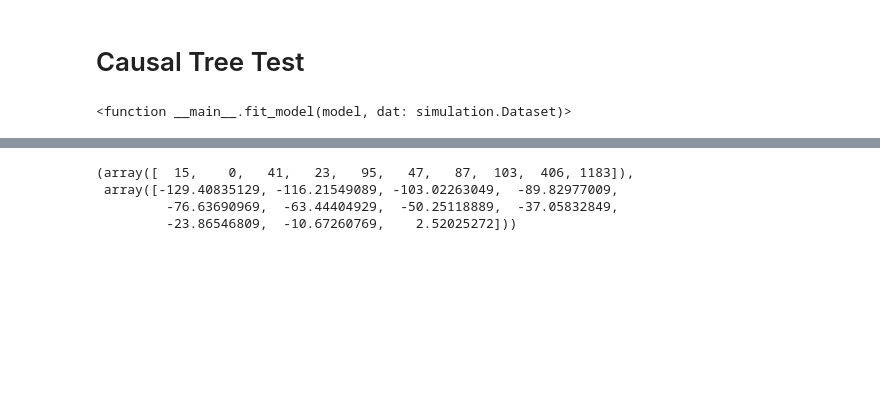
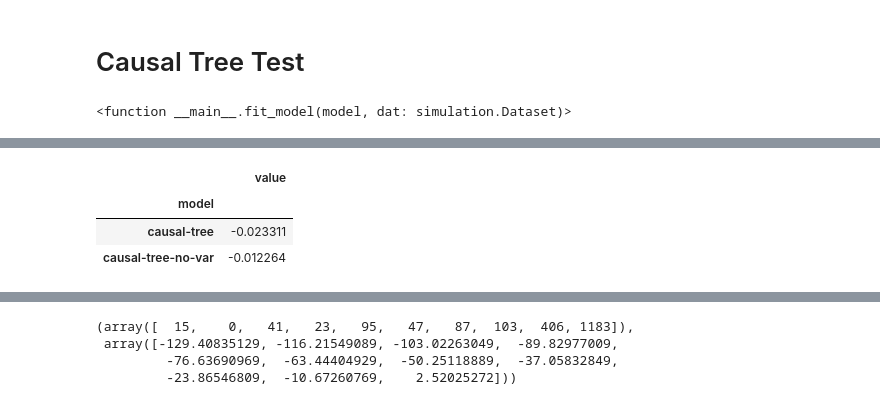
Before and after one commit to nandanrao/transfer-trees, a Jupyter notebook: simulate.ipynb, the cells around one changed output, grey strips where cells are left out. Saved outputs shown, nothing was run; the diff lists cells and outputs as text; code cells hidden in the pictures; blank space fills up the shorter version.

```diff
--- a/simulate.ipynb
+++ b/simulate.ipynb
@@ -601,7 +407,7 @@ def kappa(X):
     return np.sum(X[:, :2] * (X[:, :2] > 0).astype(int), axis=1)
 
 def gen_y(X, w):
-    return eta(X) + 0.5 * (2*w - 1) * kappa(X) + np.random.normal(0, 0.01, size = X.shape[0])
+    return eta(X) + 0.5 * (2*w - 1) * kappa(X) + np.random.normal(0, 0.5, size = X.shape[0])
 
 
 def causal_trees_simulation(S, N):
@@ -691,8 +497,8 @@ def run_causal_trees(models, **params):
     data = causal_trees_simulation(**params)
     return [fit_model(model, data) for model in models]
 # %%
-params = { 'S': 1000, 'N': 8000 }
+params = { 'S': 500, 'N': 8000 }
 
-results = Parallel(n_jobs=-1)(delayed(run_causal_trees)(models, **params) for i in range(32))
+results = Parallel(n_jobs=-1)(delayed(run_causal_trees)(models, **params) for i in range(100))
 # %%
 plot_dist(pick(lambda m: m.r2, results))
@@ -699,2 +507,9 @@ plot_dist(pick(lambda m: m.r2, results))
+# %%
+pick(lambda m: m.r2, results).groupby('model').quantile(.5)
+# %% [output]
+|  | value |
+| model |  |
+| causal-tree | -0.023311 |
+| causal-tree-no-var | -0.012264 |
 # %%
 pick(lambda m: m.r2, results).groupby('model').mean()
```
Also changed, not shown: parts of 42 cells of this notebook.
